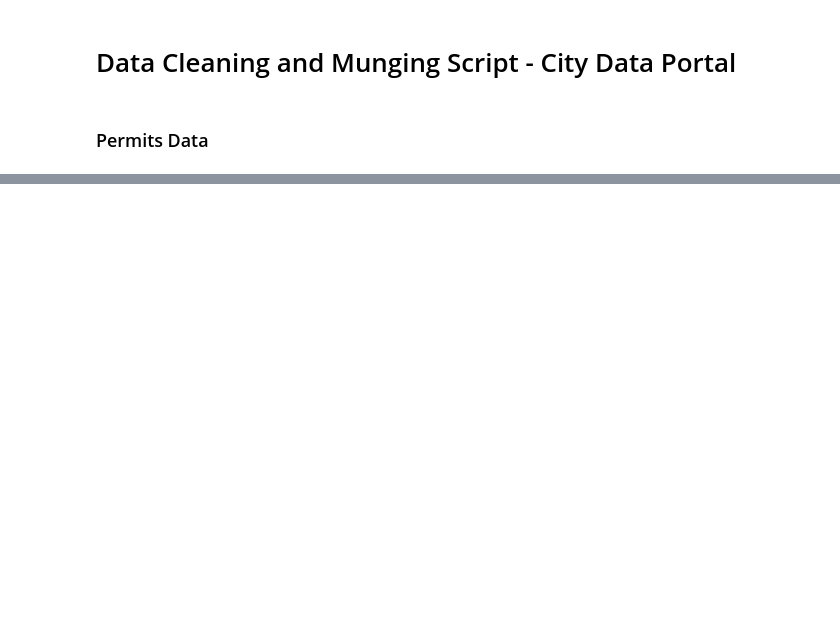
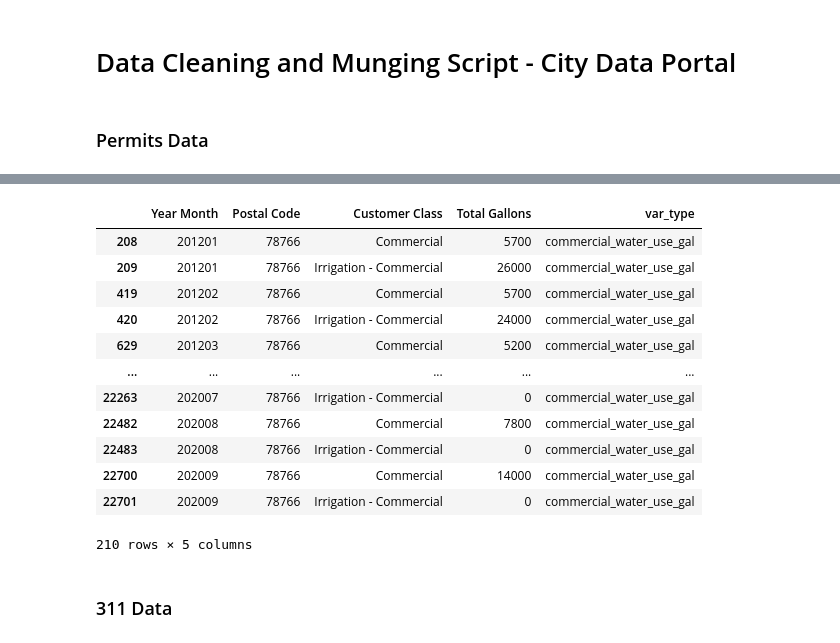
Before and after one commit to catonbrewster1/austin_gentrification, a Jupyter notebook: clean_munge_city.ipynb, the cells around one changed output, grey strips where cells are left out. Saved outputs shown, nothing was run; the diff lists cells and outputs as text; code cells hidden in the pictures; blank space fills up the shorter version.

```diff
--- a/clean_munge_city.ipynb
+++ b/clean_munge_city.ipynb
@@ -80,0 +158,8 @@ permits_year_count
+# %%
+water_data_com = pd.read_csv("raw_data/Austin_Water_-_Commercial_Water_Consumption.csv")
+water_data_com['var_type'] = 'commercial_water_use_gal'
+water_data_res = pd.read_csv("raw_data/Austin_Water_-_Residential_Water_Consumption.csv")
+water_data_res['var_type'] = 'res_water_use_gal'
+
+water_data = water_data_res.append(water_data_com)
+water_data['year'] = water_data['Year Month'].astype(str).str[0:4]
@@ -80,0 +186,18 @@ permits_year_count
+# %%
+water_data_com[water_data_com['Postal Code'] == 78766].head(210)
+# %% [output]
+|  | Year Month | Postal Code | Customer Class | Total Gallons | var_type |
+| 208 | 201201 | 78766 | Commercial | 5700 | commercial_water_use_gal |
+| 209 | 201201 | 78766 | Irrigation - Commercial | 26000 | commercial_water_use_gal |
+| 419 | 201202 | 78766 | Commercial | 5700 | commercial_water_use_gal |
+| 420 | 201202 | 78766 | Irrigation - Commercial | 24000 | commercial_water_use_gal |
+| 629 | 201203 | 78766 | Commercial | 5200 | commercial_water_use_gal |
+| ... | ... | ... | ... | ... | ... |
+| 22263 | 202007 | 78766 | Irrigation - Commercial | 0 | commercial_water_use_gal |
+| 22482 | 202008 | 78766 | Commercial | 7800 | commercial_water_use_gal |
+| 22483 | 202008 | 78766 | Irrigation - Commercial | 0 | commercial_water_use_gal |
+| 22700 | 202009 | 78766 | Commercial | 14000 | commercial_water_use_gal |
+| 22701 | 202009 | 78766 | Irrigation - Commercial | 0 | commercial_water_use_gal |
+210 rows × 5 columns
+# %% [markdown]
+### 311 Data
```
Also changed, not shown: parts of 25 cells of this notebook, 1 other file.
